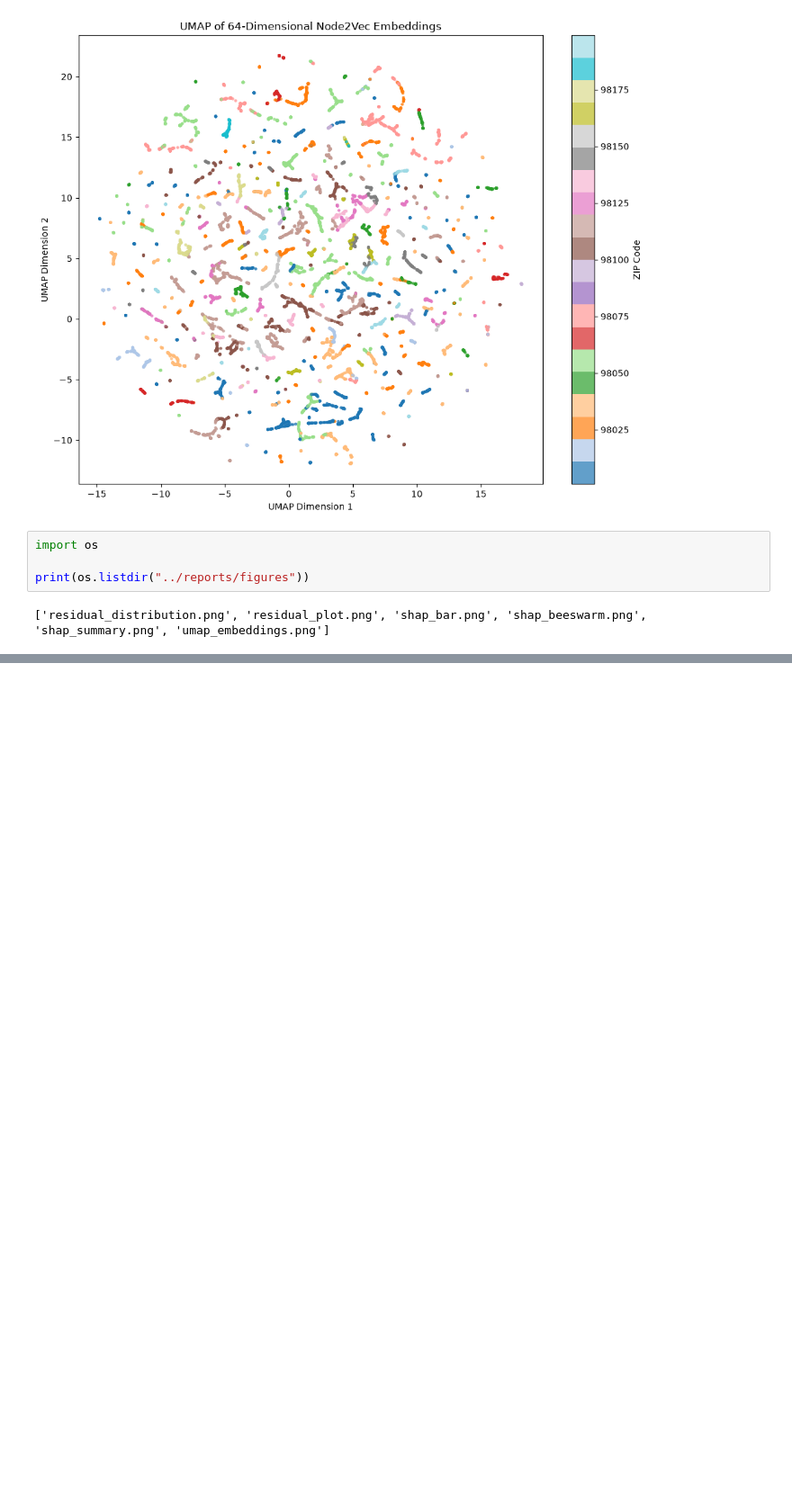
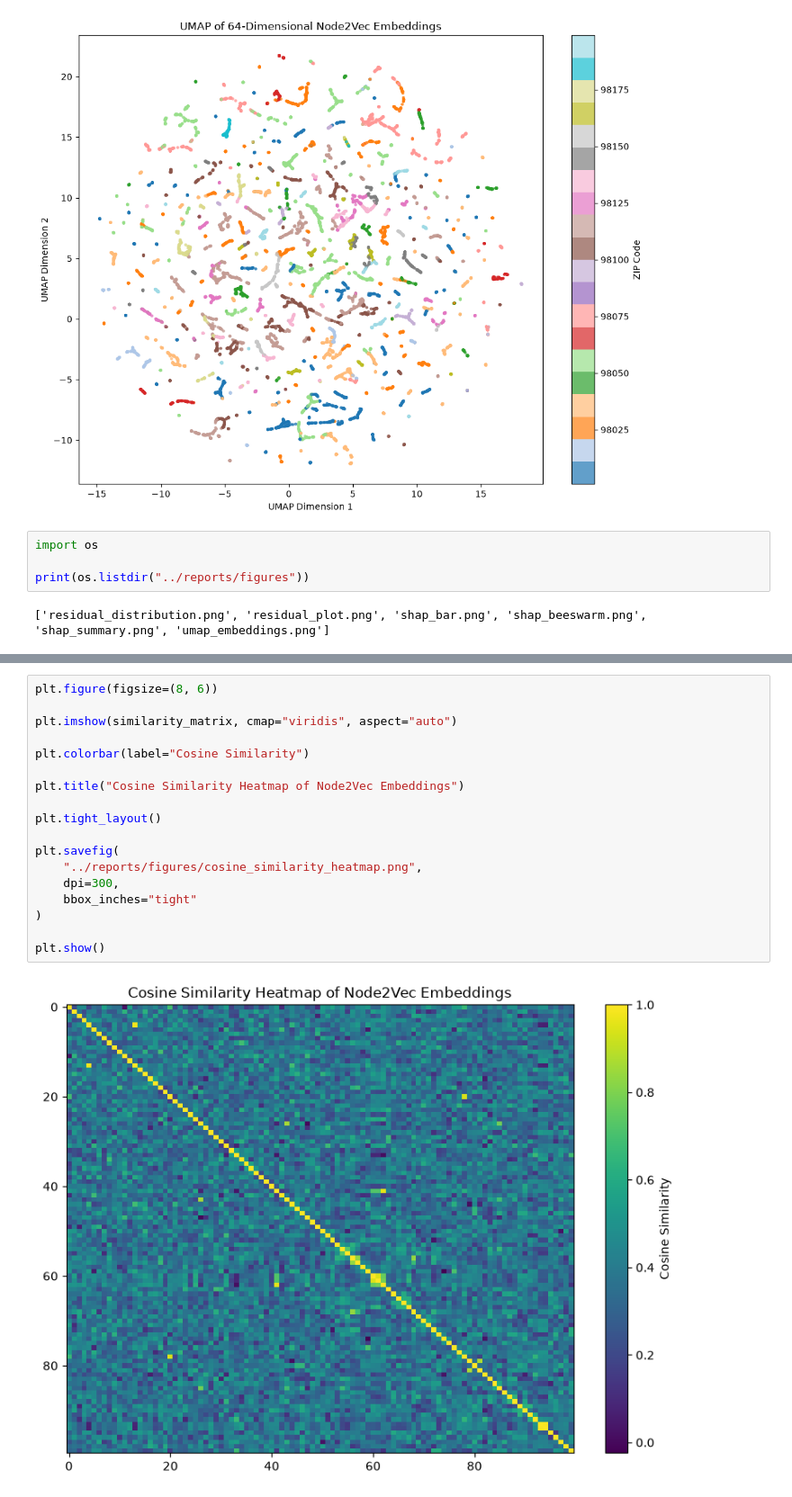
Before and after one commit to Hariharan0-h/GeoValNet, a Jupyter notebook: notebooks/05_spatial_embeddings.ipynb, the cells around one changed output, grey strips where cells are left out. Shown at 90% size. Cells and saved outputs as stored; diff of their text form; blank space fills up the shorter version.

```diff
--- a/notebooks/05_spatial_embeddings.ipynb
+++ b/notebooks/05_spatial_embeddings.ipynb
@@ -111,0 +150,20 @@ print(os.listdir("../reports/figures"))
+# %%
+plt.figure(figsize=(8, 6))
+
+plt.imshow(similarity_matrix, cmap="viridis", aspect="auto")
+
+plt.colorbar(label="Cosine Similarity")
+
+plt.title("Cosine Similarity Heatmap of Node2Vec Embeddings")
+
+plt.tight_layout()
+
+plt.savefig(
+    "../reports/figures/cosine_similarity_heatmap.png",
+    dpi=300,
+    bbox_inches="tight"
+)
+
+plt.show()
+# %% [output]
+[figure, added]
```
Also changed, not shown: parts of 5 cells of this notebook, 1 other file.
